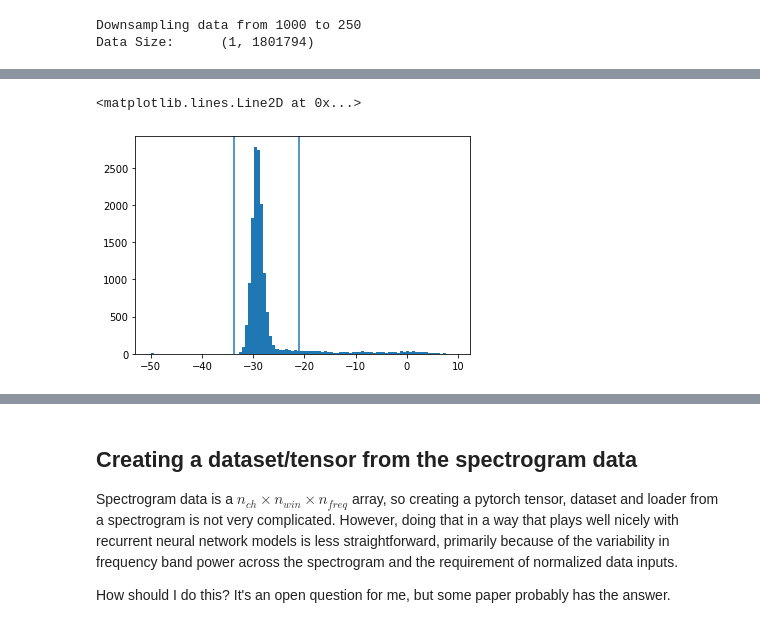
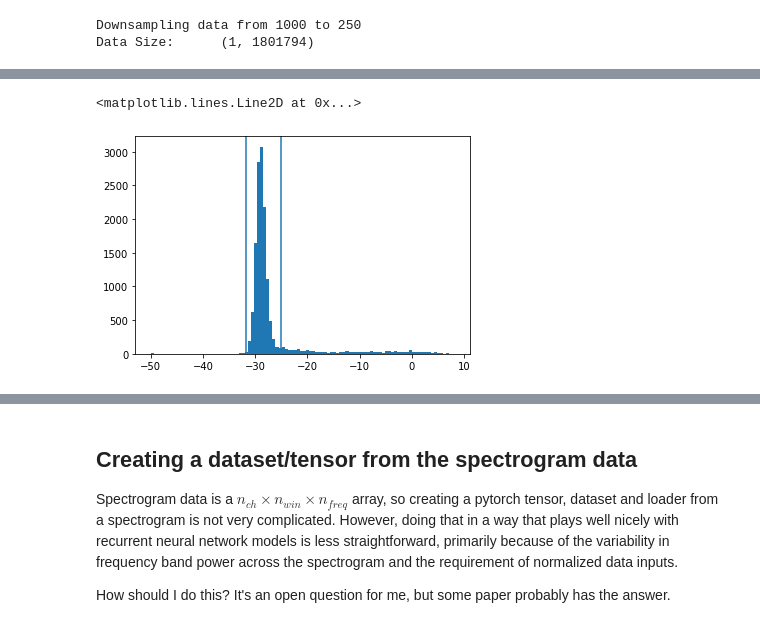
Before and after one commit to m-nolan/ecog_is2s, a Jupyter notebook: notebooks/ECoG_1ch_SG_prediction_range-unnormalized_20200625.ipynb, the cells around one changed output, grey strips where cells are left out. Cells and saved outputs as stored; diff of their text form; code cells hidden in the pictures.

```diff
--- a/notebooks/ECoG_1ch_SG_prediction_range-unnormalized_20200625.ipynb
+++ b/notebooks/ECoG_1ch_SG_prediction_range-unnormalized_20200625.ipynb
@@ -171,6 +161,6 @@ ax.set_xlim(0,0.5*120/srate_down)
 # %%
 # compute data spectrogram
-tapers = [2,1];
+tapers = [4,1];
 dn = 0.5;
 # T = 60
 sgram, f_sgram, ti, err = tfspec(data_in, tapers=tapers, sampling=srate_down, dn=dn,fk=(0,120), contflag=False);
@@ -183,8 +173,8 @@ print('Detecting bad spectrogram regions')
 db_power = np.clip(10*np.ma.log10(sgram).mean(axis=-1)[0,:],a_min=-50,a_max=np.inf)
 db_power_mean = db_power.mean()
 db_power_std = db_power.std()
-std_k = 1
-bad_sgram_idx = (db_power.data < db_power_mean - std_k*db_power_std) | \
+std_k = 0.25
+bad_sgram_idx = (db_power.data < db_power_mean - 3*std_k*db_power_std) | \
                 (db_power.data > db_power_mean + std_k*db_power_std) | \
                 (db_power.mask)
 print('{}% retained'.format(100-bad_sgram_idx.mean()*100))
@@ -199,7 +184,7 @@ plt.plot(db_power)
 # %%
 plt.hist(db_power,100)
-plt.axvline(db_power_mean - std_k*db_power_std)
+plt.axvline(db_power_mean - 3*std_k*db_power_std)
 plt.axvline(db_power_mean + std_k*db_power_std)
 # %% [output]
 <matplotlib.lines.Line2D at 0x...>
-[figure, old version]
+[figure, new version]
```
Also changed, not shown: parts of 24 cells of this notebook, 2 other files.
